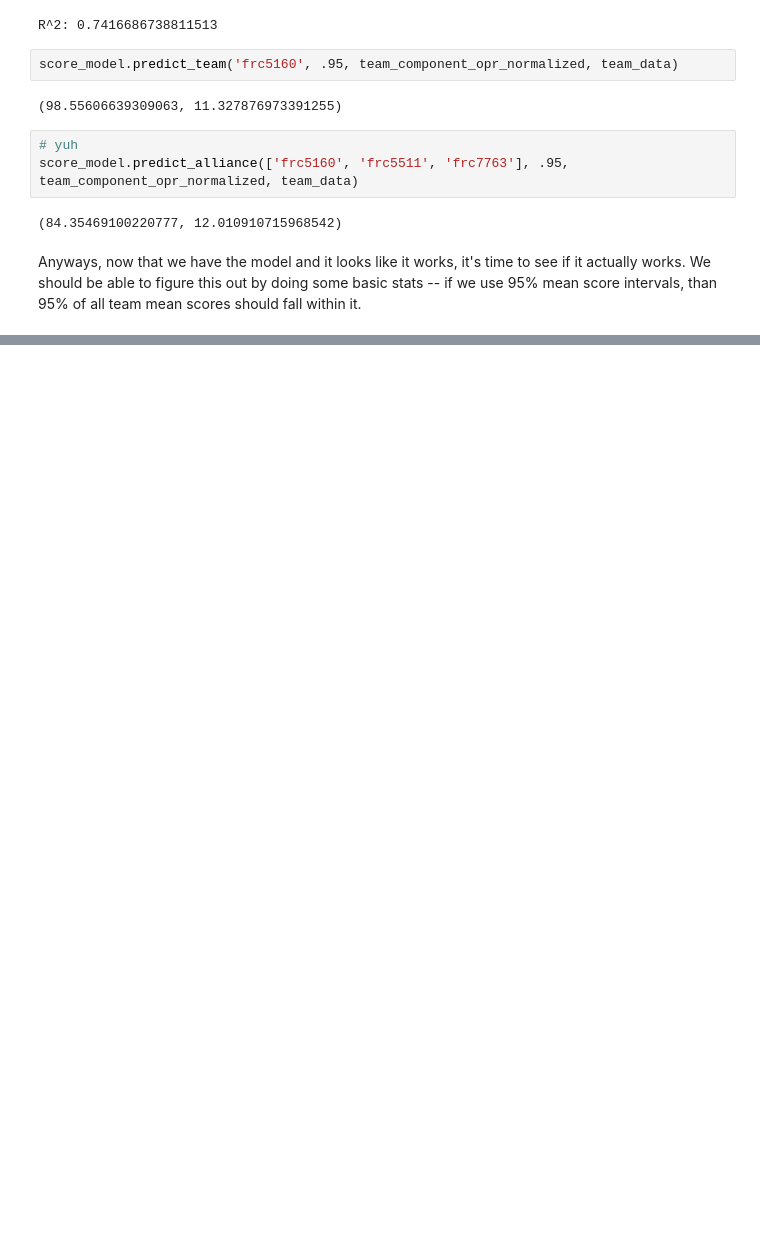
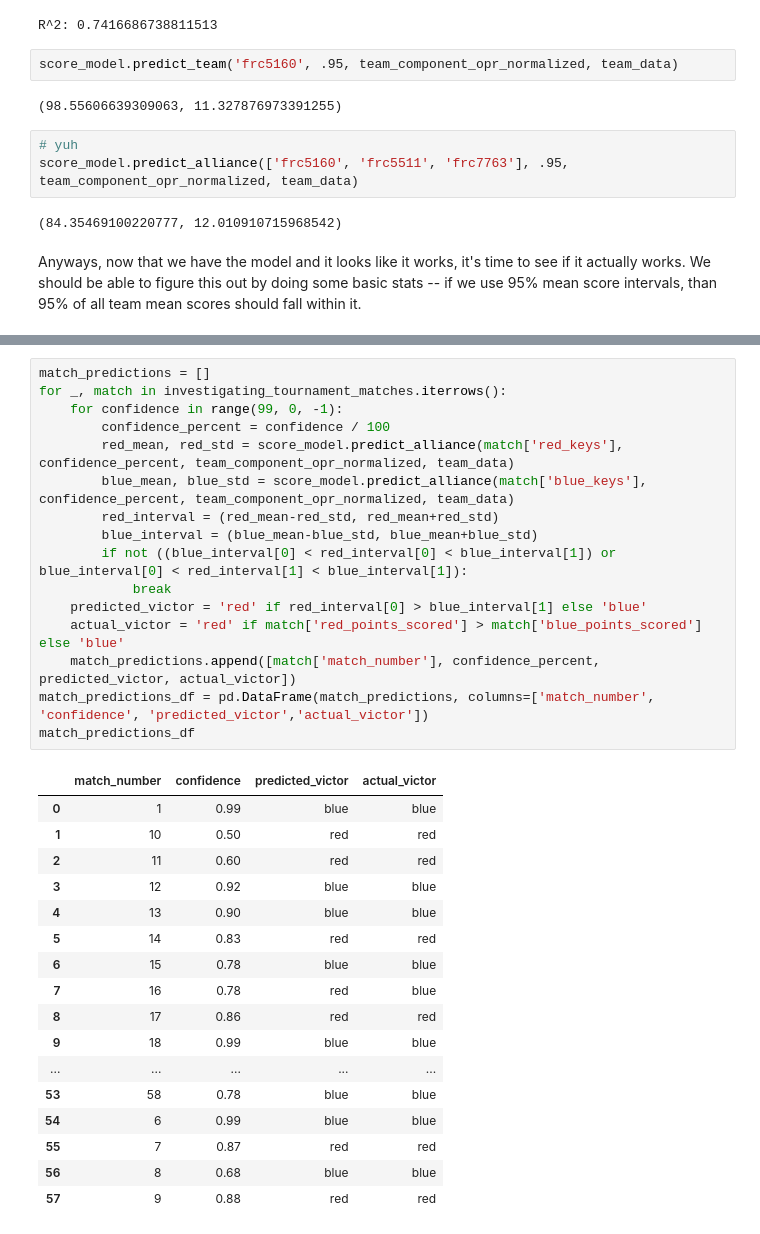
Before and after one commit to morzack/Sakurajima-Scouting, a Jupyter notebook: week-2.ipynb, the cells around one changed output, grey strips where cells are left out. Saved outputs shown, nothing was run; the diff lists cells and outputs as text; blank space fills up the shorter version.

```diff
--- a/week-2.ipynb
+++ b/week-2.ipynb
@@ -267,0 +333,34 @@ Anyways, now that we have the model and it looks like it works, it's time to see
+# %%
+match_predictions = []
+for _, match in investigating_tournament_matches.iterrows():
+    for confidence in range(99, 0, -1):
+        confidence_percent = confidence / 100
+        red_mean, red_std = score_model.predict_alliance(match['red_keys'], confidence_percent, team_component_opr_normalized, team_data)
+        blue_mean, blue_std = score_model.predict_alliance(match['blue_keys'], confidence_percent, team_component_opr_normalized, team_data)
+        red_interval = (red_mean-red_std, red_mean+red_std)
+        blue_interval = (blue_mean-blue_std, blue_mean+blue_std)
+        if not ((blue_interval[0] < red_interval[0] < blue_interval[1]) or blue_interval[0] < red_interval[1] < blue_interval[1]):
+            break
+    predicted_victor = 'red' if red_interval[0] > blue_interval[1] else 'blue'
+    actual_victor = 'red' if match['red_points_scored'] > match['blue_points_scored'] else 'blue'
+    match_predictions.append([match['match_number'], confidence_percent, predicted_victor, actual_victor])
+match_predictions_df = pd.DataFrame(match_predictions, columns=['match_number', 'confidence', 'predicted_victor','actual_victor'])
+match_predictions_df
+# %% [output]
+|  | match_number | confidence | predicted_victor | actual_victor |
+| 0 | 1 | 0.99 | blue | blue |
+| 1 | 10 | 0.50 | red | red |
+| 2 | 11 | 0.60 | red | red |
+| 3 | 12 | 0.92 | blue | blue |
+| 4 | 13 | 0.90 | blue | blue |
+| 5 | 14 | 0.83 | red | red |
+| 6 | 15 | 0.78 | blue | blue |
+| 7 | 16 | 0.78 | red | blue |
+| 8 | 17 | 0.86 | red | red |
+| 9 | 18 | 0.99 | blue | blue |
+| ... | ... | ... | ... | ... |
+| 53 | 58 | 0.78 | blue | blue |
+| 54 | 6 | 0.99 | blue | blue |
+| 55 | 7 | 0.87 | red | red |
+| 56 | 8 | 0.68 | blue | blue |
+| 57 | 9 | 0.88 | red | red |
```
Also changed, not shown: parts of 9 cells of this notebook.
